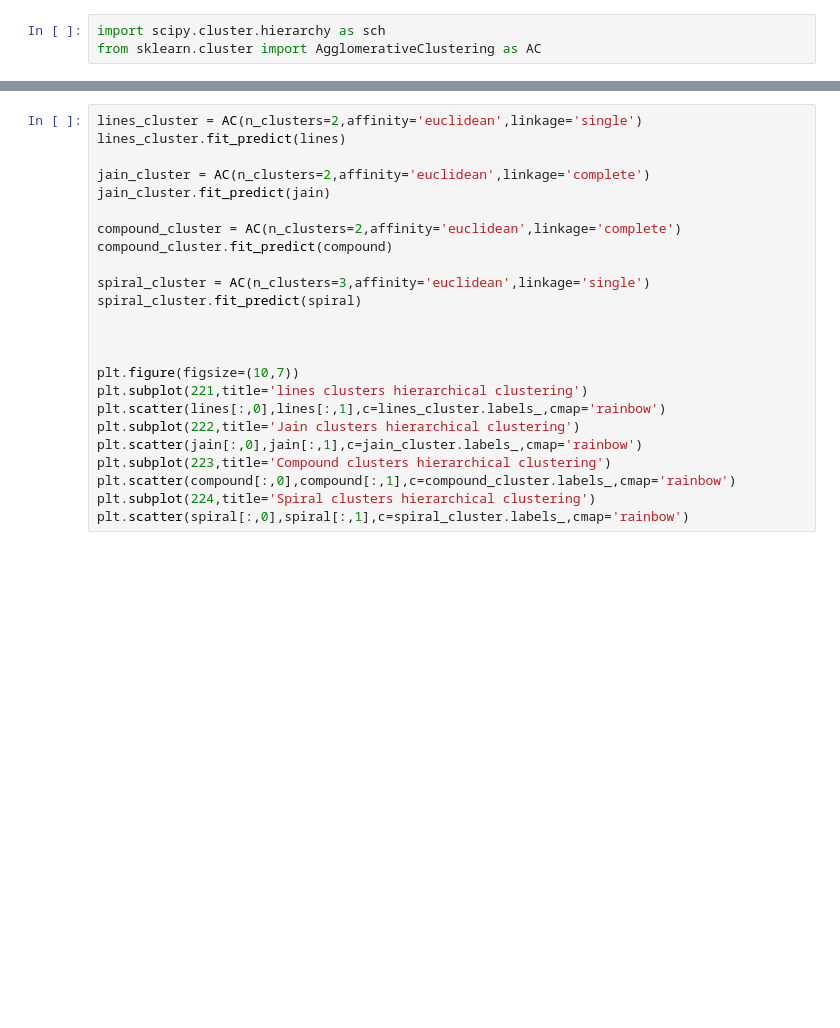
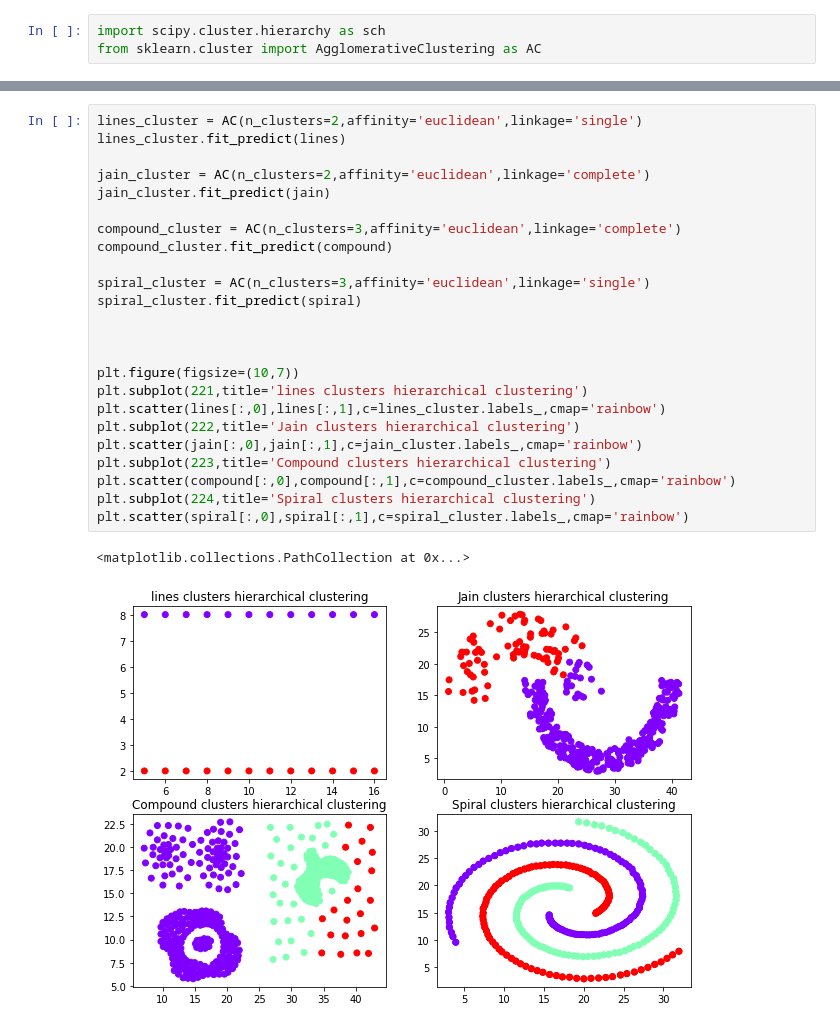
Before and after one commit to lindseyberlin/houston-ds-042219-clustering-lecture, a Jupyter notebook: h-clust_examples.ipynb, the cells around one changed output, grey strips where cells are left out. Cells and saved outputs as stored; diff of their text form; blank space fills up the shorter version.

```diff
--- a/h-clust_examples.ipynb
+++ b/h-clust_examples.ipynb
@@ -104,24 +121,27 @@ dend = sch.dendrogram(sch.linkage(spiral,method='complete')) #how many clusters
 # %%
 lines_cluster = AC(n_clusters=2,affinity='euclidean',linkage='single')
 lines_cluster.fit_predict(lines)
 
 jain_cluster = AC(n_clusters=2,affinity='euclidean',linkage='complete')
 jain_cluster.fit_predict(jain)
 
-compound_cluster = AC(n_clusters=2,affinity='euclidean',linkage='complete')
+compound_cluster = AC(n_clusters=3,affinity='euclidean',linkage='complete')
 compound_cluster.fit_predict(compound)
 
 spiral_cluster = AC(n_clusters=3,affinity='euclidean',linkage='single')
 spiral_cluster.fit_predict(spiral)
 
 
 
 plt.figure(figsize=(10,7))
 plt.subplot(221,title='lines clusters hierarchical clustering')
 plt.scatter(lines[:,0],lines[:,1],c=lines_cluster.labels_,cmap='rainbow')
 plt.subplot(222,title='Jain clusters hierarchical clustering')
 plt.scatter(jain[:,0],jain[:,1],c=jain_cluster.labels_,cmap='rainbow')
 plt.subplot(223,title='Compound clusters hierarchical clustering')
 plt.scatter(compound[:,0],compound[:,1],c=compound_cluster.labels_,cmap='rainbow')
 plt.subplot(224,title='Spiral clusters hierarchical clustering')
 plt.scatter(spiral[:,0],spiral[:,1],c=spiral_cluster.labels_,cmap='rainbow')
+# %% [output]
+<matplotlib.collections.PathCollection at 0x...>
+[figure, added]
```
Also changed, not shown: parts of 6 cells of this notebook, 1 other file.
